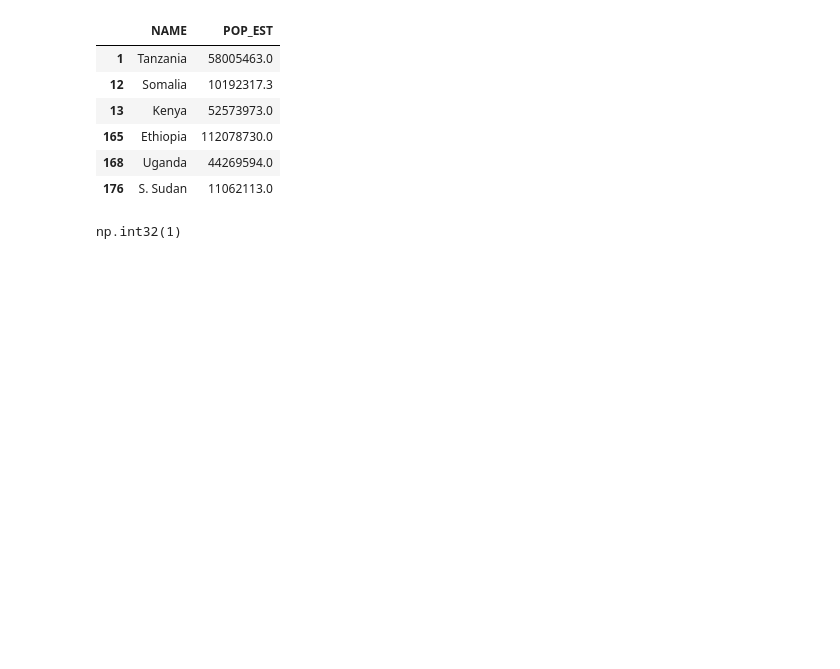
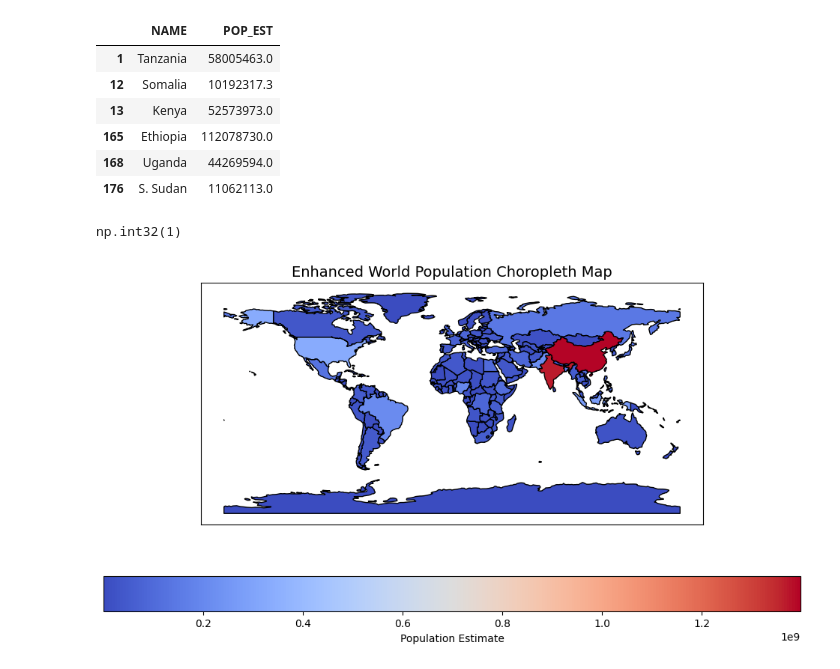
Before and after one commit to b3rian/Geospatial-Analysis, a Jupyter notebook: geopandas tutorial.ipynb, the cells around one changed output. Drawn from its saved outputs; the diff is of its cells as text; code cells hidden in the pictures; blank space fills up the shorter version.

```diff
--- a/geopandas tutorial.ipynb
+++ b/geopandas tutorial.ipynb
@@ -45,3 +46,21 @@ n[['NAME', 'POP_EST']]
 gdf.iloc[2,1]
 # %% [output]
 np.int32(1)
+# %%
+fig, ax = plt.subplots(figsize=(12, 6))
+
+# Plot with a colorbar legend
+gdf.plot(column='POP_EST', cmap='coolwarm', edgecolor='black',
+           legend=True, legend_kwds={'label': "Population Estimate",
+                                     'orientation': "horizontal"},
+           ax=ax)
+
+# Remove axis labels
+ax.set_xticks([])
+ax.set_yticks([])
+ax.set_frame_on(True)
+
+ax.set_title("Enhanced World Population Choropleth Map", fontsize=14)
+plt.show()
+# %% [output]
+[figure, added]
```
Also changed, not shown: parts of 4 cells of this notebook.
